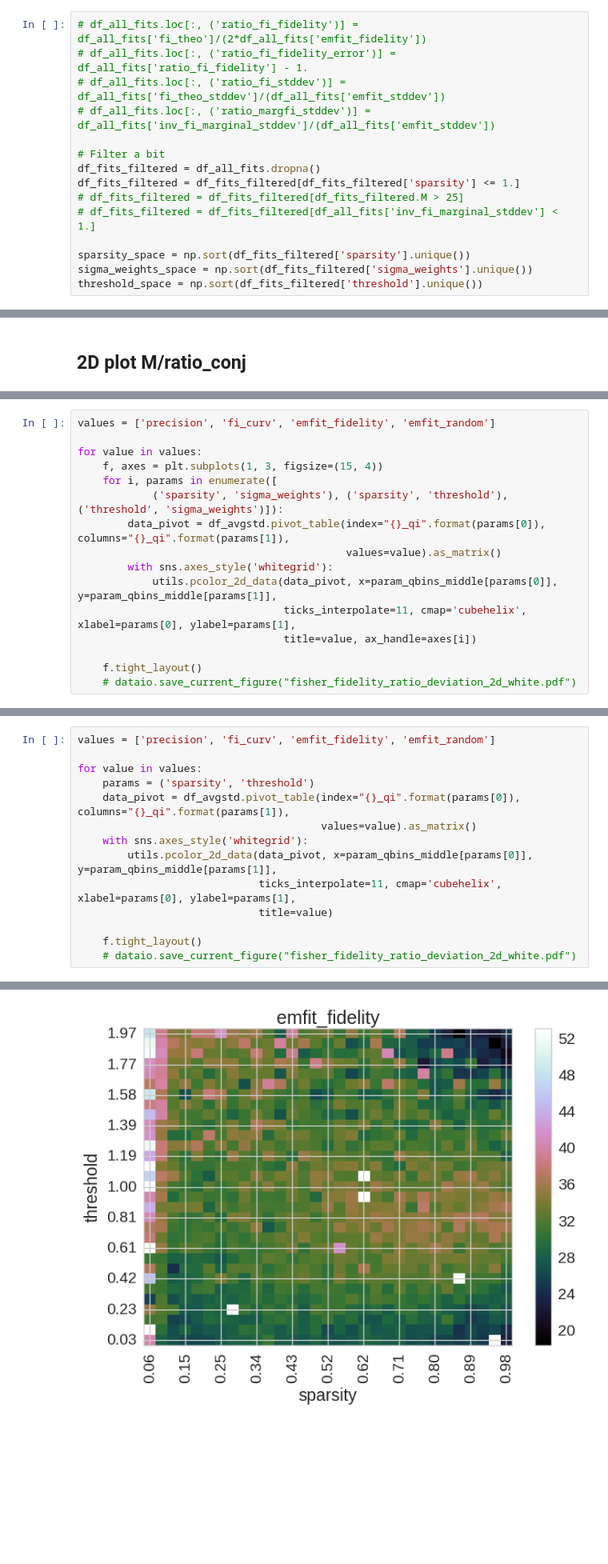
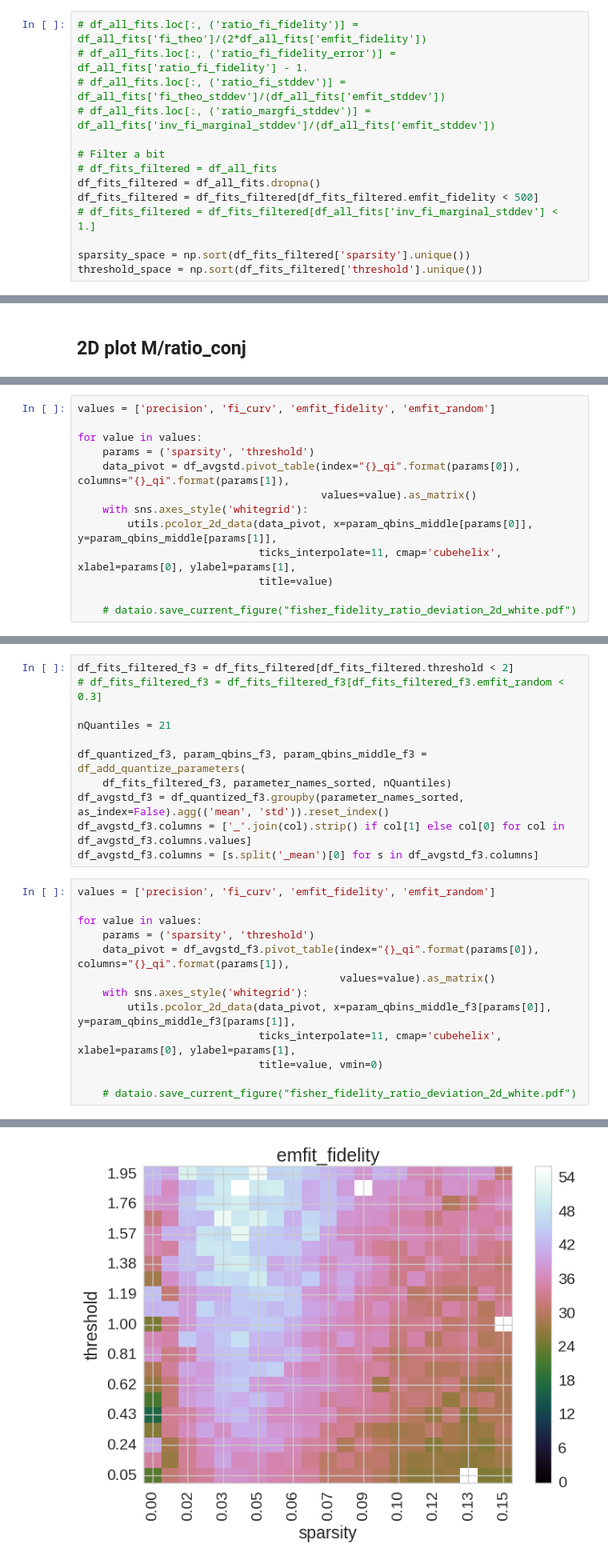
Before and after one commit to Azhag/Bayesian-visual-working-memory, a Jupyter notebook: Experiments/hierarchicalrandomnetwork_characterisation/notebook_hierarchical_weights_2try_280818.ipynb, the cells around one changed output, grey strips where cells are left out. Shown at 80% size. Cells and saved outputs as stored; diff of their text form; blank space fills up the shorter version.

```diff
--- a/Experiments/hierarchicalrandomnetwork_characterisation/notebook_hierarchical_weights_2try_280818.ipynb
+++ b/Experiments/hierarchicalrandomnetwork_characterisation/notebook_hierarchical_weights_2try_280818.ipynb
@@ -206,13 +219,12 @@ else:
 # df_all_fits.loc[:, ('ratio_margfi_stddev')] = df_all_fits['inv_fi_marginal_stddev']/(df_all_fits['emfit_stddev'])
 
 # Filter a bit
+# df_fits_filtered = df_all_fits
 df_fits_filtered = df_all_fits.dropna()
-df_fits_filtered = df_fits_filtered[df_fits_filtered['sparsity'] <= 1.]
-# df_fits_filtered = df_fits_filtered[df_fits_filtered.M > 25]
+df_fits_filtered = df_fits_filtered[df_fits_filtered.emfit_fidelity < 500]
 # df_fits_filtered = df_fits_filtered[df_all_fits['inv_fi_marginal_stddev'] < 1.]
 
 sparsity_space = np.sort(df_fits_filtered['sparsity'].unique())
-sigma_weights_space = np.sort(df_fits_filtered['sigma_weights'].unique())
 threshold_space = np.sort(df_fits_filtered['threshold'].unique())
 # %%
 # Remove outliers
@@ -340,16 +313,13 @@ df_avgstd.columns = [s.split('_mean')[0] for s in df_avgstd.columns]
 values = ['precision', 'fi_curv', 'emfit_fidelity', 'emfit_random']
 
 for value in values:
-    f, axes = plt.subplots(1, 3, figsize=(15, 4))
-    for i, params in enumerate([
-            ('sparsity', 'sigma_weights'), ('sparsity', 'threshold'), ('threshold', 'sigma_weights')]):
-        data_pivot = df_avgstd.pivot_table(index="{}_qi".format(params[0]), columns="{}_qi".format(params[1]),
-                                           values=value).as_matrix()
-        with sns.axes_style('whitegrid'):
-            utils.pcolor_2d_data(data_pivot, x=param_qbins_middle[params[0]], y=param_qbins_middle[params[1]],
-                                 ticks_interpolate=11, cmap='cubehelix', xlabel=params[0], ylabel=params[1],
-                                 title=value, ax_handle=axes[i])
+    params = ('sparsity', 'threshold')
+    data_pivot = df_avgstd.pivot_table(index="{}_qi".format(params[0]), columns="{}_qi".format(params[1]),
+                                       values=value).as_matrix()
+    with sns.axes_style('whitegrid'):
+        utils.pcolor_2d_data(data_pivot, x=param_qbins_middle[params[0]], y=param_qbins_middle[params[1]],
+                             ticks_interpolate=11, cmap='cubehelix', xlabel=params[0], ylabel=params[1],
+                             title=value)
 
-    f.tight_layout()
     # dataio.save_current_figure("fisher_fidelity_ratio_deviation_2d_white.pdf")
 # %% [output]
@@ -412,15 +332,25 @@ Alternatives:
+# %%
+df_fits_filtered_f3 = df_fits_filtered[df_fits_filtered.threshold < 2]
+# df_fits_filtered_f3 = df_fits_filtered_f3[df_fits_filtered_f3.emfit_random < 0.3]
+
+nQuantiles = 21
+
+df_quantized_f3, param_qbins_f3, param_qbins_middle_f3 = df_add_quantize_parameters(
+    df_fits_filtered_f3, parameter_names_sorted, nQuantiles)
+df_avgstd_f3 = df_quantized_f3.groupby(parameter_names_sorted, as_index=False).agg(('mean', 'std')).reset_index()
+df_avgstd_f3.columns = ['_'.join(col).strip() if col[1] else col[0] for col in df_avgstd_f3.columns.values]
+df_avgstd_f3.columns = [s.split('_mean')[0] for s in df_avgstd_f3.columns]
 # %%
 values = ['precision', 'fi_curv', 'emfit_fidelity', 'emfit_random']
 
 for value in values:
     params = ('sparsity', 'threshold')
-    data_pivot = df_avgstd.pivot_table(index="{}_qi".format(params[0]), columns="{}_qi".format(params[1]),
-                                       values=value).as_matrix()
+    data_pivot = df_avgstd_f3.pivot_table(index="{}_qi".format(params[0]), columns="{}_qi".format(params[1]),
+                                          values=value).as_matrix()
     with sns.axes_style('whitegrid'):
-        utils.pcolor_2d_data(data_pivot, x=param_qbins_middle[params[0]], y=param_qbins_middle[params[1]],
+        utils.pcolor_2d_data(data_pivot, x=param_qbins_middle_f3[params[0]], y=param_qbins_middle_f3[params[1]],
                              ticks_interpolate=11, cmap='cubehelix', xlabel=params[0], ylabel=params[1],
-                             title=value)
+                             title=value, vmin=0)
 
-    f.tight_layout()
     # dataio.save_current_figure("fisher_fidelity_ratio_deviation_2d_white.pdf")
 # %% [output]
@@ -429 +359 @@ for value in values:
-[figure, old version]
+[figure, new version]
```
Also changed, not shown: parts of 29 cells of this notebook, 1 other file.
